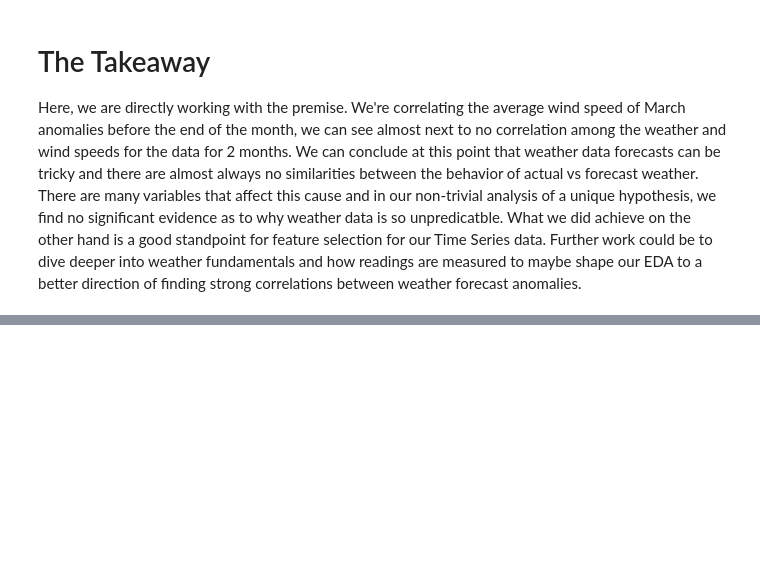
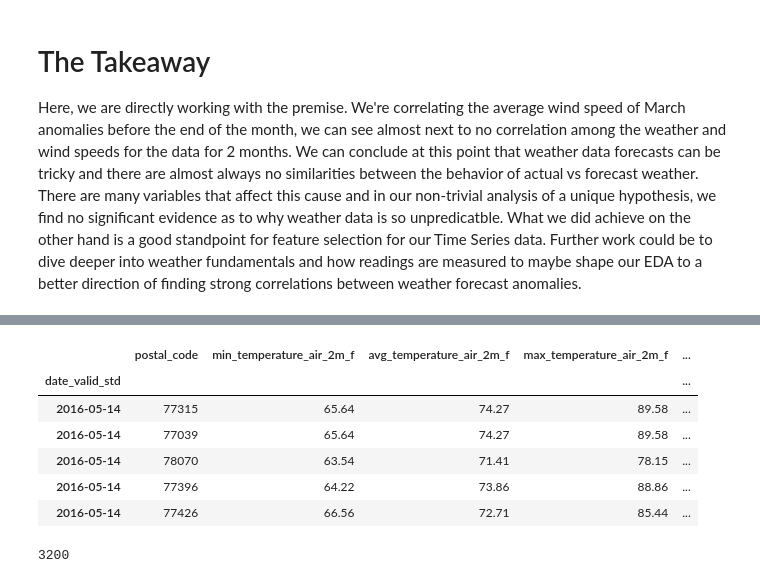
Before and after one commit to SSDI-TEAM6/OnPointForecast, a Jupyter notebook: MainMLNotebook.ipynb, the cells around one changed output, grey strips where cells are left out. Drawn from its saved outputs; the diff is of its cells as text; code cells hidden in the pictures; blank space fills up the shorter version.

```diff
--- a/MainMLNotebook.ipynb
+++ b/MainMLNotebook.ipynb
@@ -195,0 +222,16 @@ Here, we are directly working with the premise. We're correlating the average wi
+# %%
+data.tail()
+# %% [output]
+|  | postal_code | min_temperature_air_2m_f | avg_temperature_air_2m_f | max_temperature_air_2m_f | ... |
+| date_valid_std |  |  |  |  | ... |
+| 2016-05-14 | 77315 | 65.64 | 74.27 | 89.58 | ... |
+| 2016-05-14 | 77039 | 65.64 | 74.27 | 89.58 | ... |
+| 2016-05-14 | 78070 | 63.54 | 71.41 | 78.15 | ... |
+| 2016-05-14 | 77396 | 64.22 | 73.86 | 88.86 | ... |
+| 2016-05-14 | 77426 | 66.56 | 72.71 | 85.44 | ... |
+# %%
+X = mar.sort_values('avg_temperature_air_2m_f', ascending=False).head(int(mar.shape[0]*.20))
+X = X.avg_temperature_air_2m_f
+len(X)
+# %% [output]
+3200
```
Also changed, not shown: parts of 7 cells of this notebook, 3 other files.
